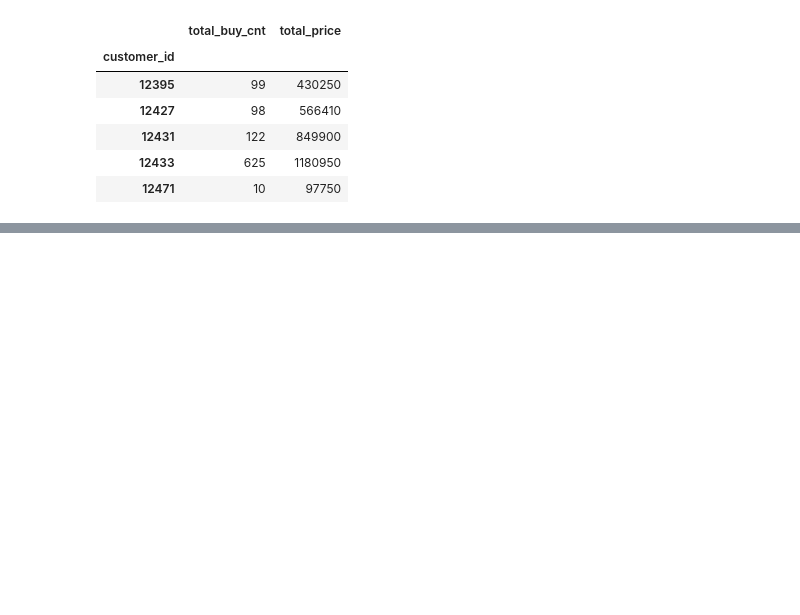
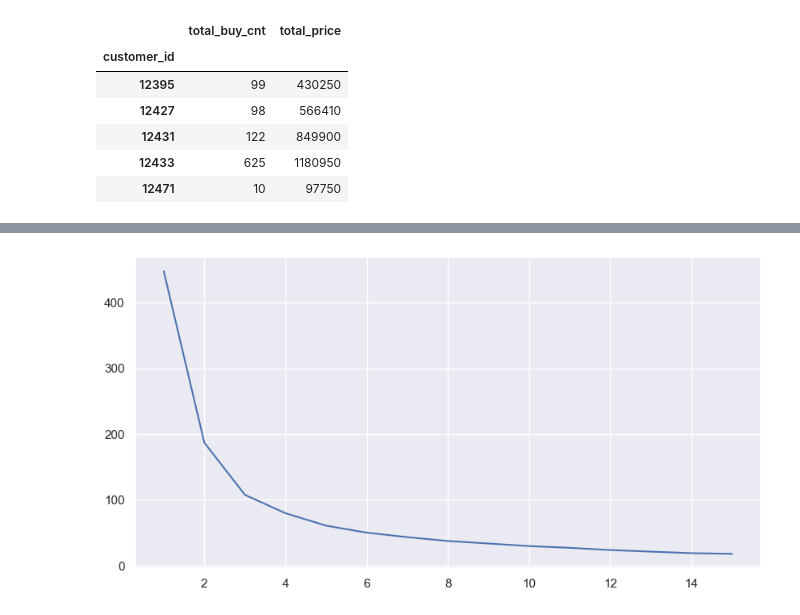
Before and after one commit to seonghyeon-min/data-science, a Jupyter notebook: clustering_2.ipynb, the cells around one changed output, grey strips where cells are left out. Saved outputs shown, nothing was run; the diff lists cells and outputs as text; code cells hidden in the pictures; blank space fills up the shorter version.

```diff
--- a/clustering_2.ipynb
+++ b/clustering_2.ipynb
@@ -17,0 +118,14 @@ sales_df.head()
+# %%
+scaled_df = scaled_df.drop(['label'], axis=1)
+
+inertias = []
+
+for k in range(1, 16) :
+    model = KMeans(n_clusters=k, random_state=123)
+    model.fit(scaled_df)
+    inertias.append(model.inertia_)
+
+sns.lineplot(x=range(1,16), y=inertias, markers='')
+plt.show()
+# %% [output]
+[figure, added]
```
Also changed, not shown: parts of 11 cells of this notebook, 1 other file.
